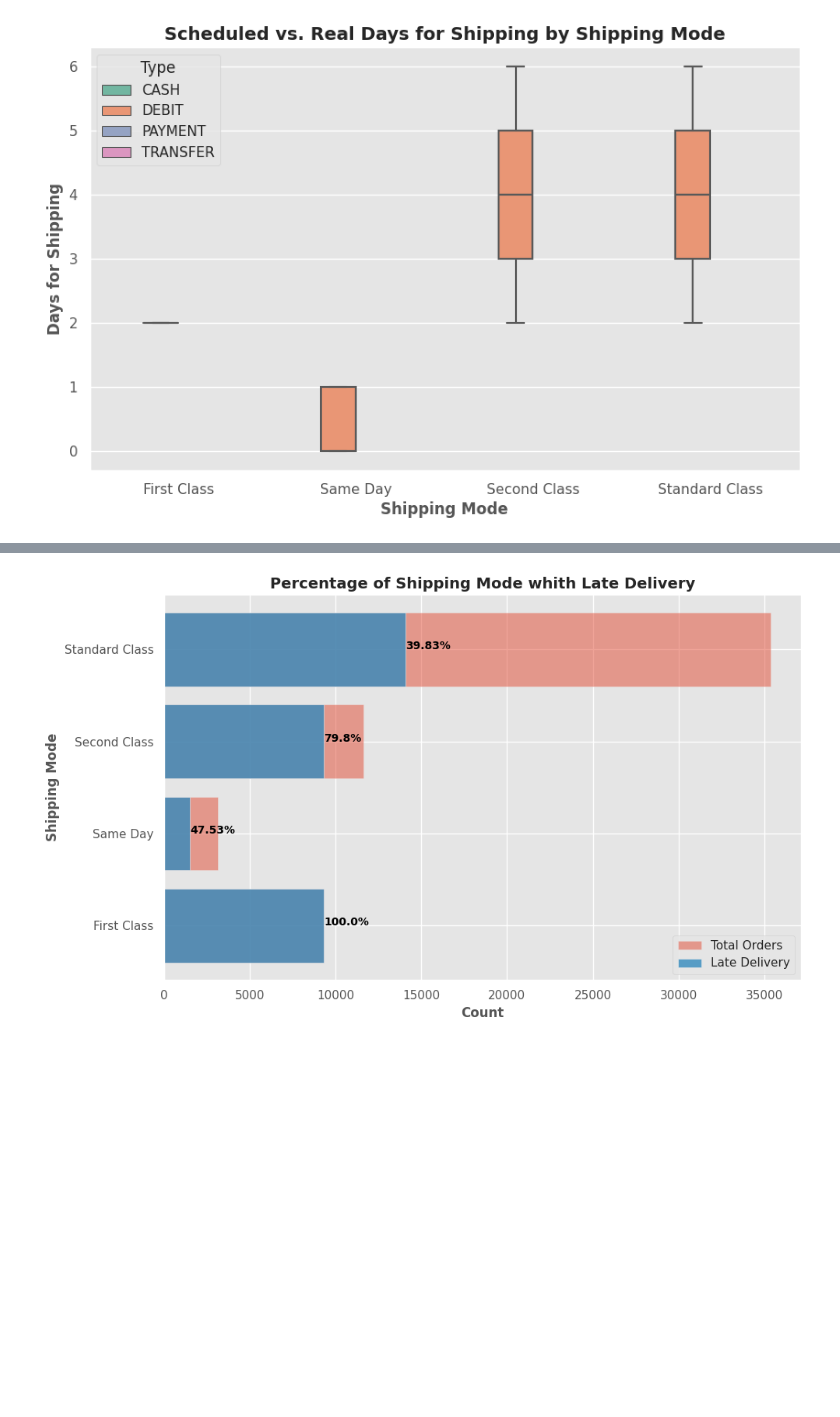
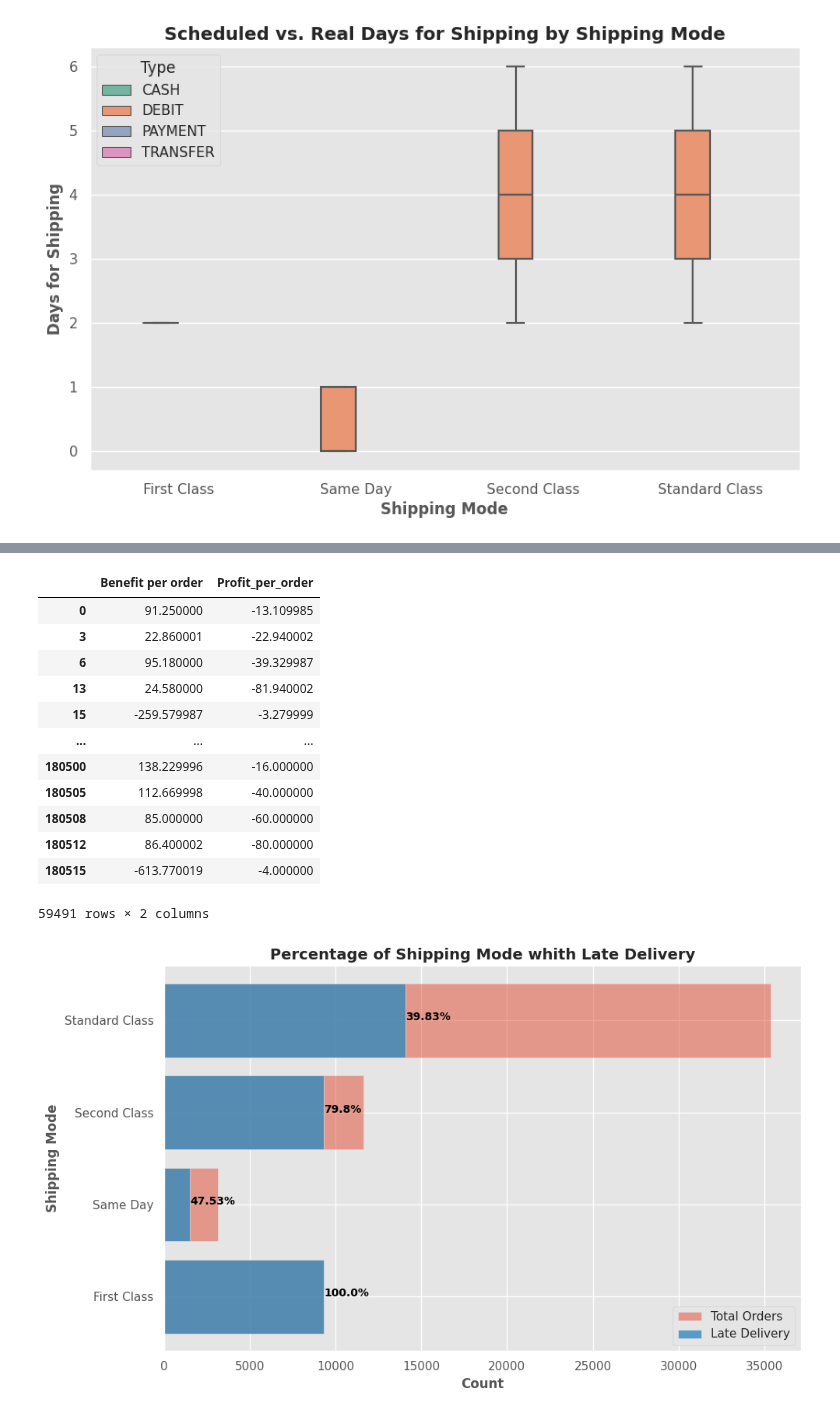
Before and after one commit to azamaufar/supplychainDA, a Jupyter notebook: EDA_Supply_Chain_Data.ipynb, the cells around one changed output, grey strips where cells are left out. Drawn from its saved outputs; the diff is of its cells as text; code cells hidden in the pictures; blank space fills up the shorter version.

```diff
--- a/EDA_Supply_Chain_Data.ipynb
+++ b/EDA_Supply_Chain_Data.ipynb
@@ -587,3 +624,19 @@ plt.show()
+# %%
+df_complete_order[['Benefit per order','Profit_per_order']]
+# %% [output]
+|  | Benefit per order | Profit_per_order |
+| 0 | 91.250000 | -13.109985 |
+| 3 | 22.860001 | -22.940002 |
+| 6 | 95.180000 | -39.329987 |
+| 13 | 24.580000 | -81.940002 |
+| 15 | -259.579987 | -3.279999 |
+| ... | ... | ... |
+| 180500 | 138.229996 | -16.000000 |
+| 180505 | 112.669998 | -40.000000 |
+| 180508 | 85.000000 | -60.000000 |
+| 180512 | 86.400002 | -80.000000 |
+| 180515 | -613.770019 | -4.000000 |
+59491 rows × 2 columns
 # %%
 #Counts of Region of complete order
 total_complete_counts_mode = df_complete_order.groupby('Shipping Mode')['Customer Id'].count()
```
Also changed, not shown: parts of 2 cells of this notebook.
